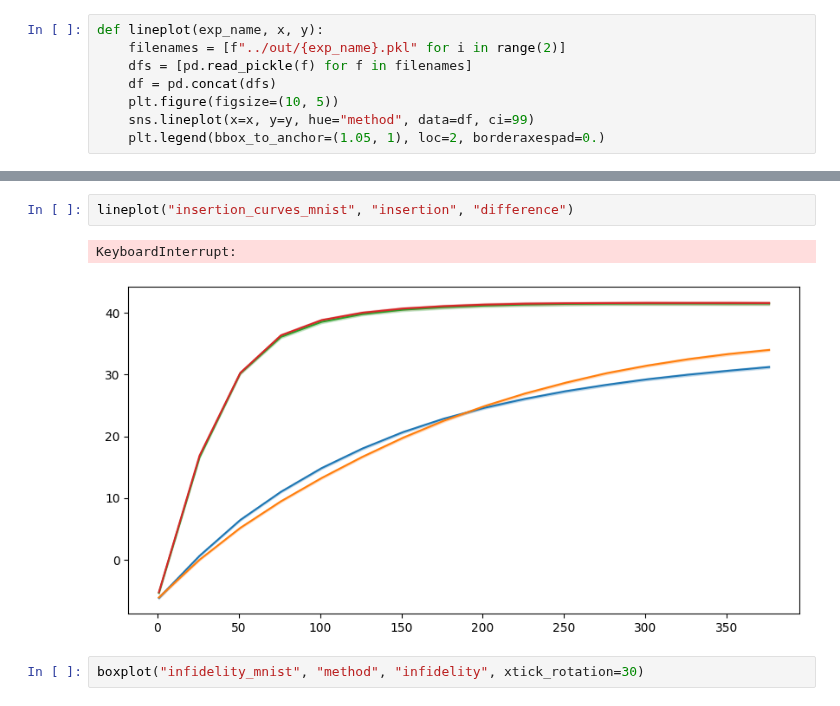
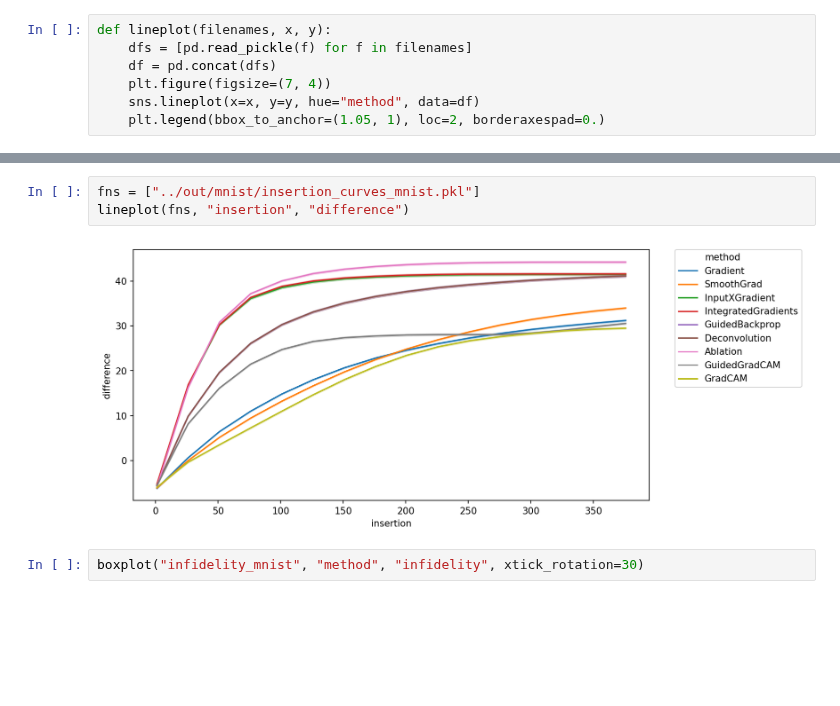
Before and after one commit to arnegevaert/benchmark, a Jupyter notebook: sandbox/plot_result.ipynb, the cells around one changed output, grey strips where cells are left out. Drawn from its saved outputs; the diff is of its cells as text; blank space fills up the shorter version.

```diff
--- a/sandbox/plot_result.ipynb
+++ b/sandbox/plot_result.ipynb
@@ -6,10 +8,9 @@ import matplotlib as mpl
 mpl.rcParams['figure.dpi'] = 150
 # %%
-def lineplot(exp_name, x, y):
-    filenames = [f"../out/{exp_name}.pkl" for i in range(2)]
+def lineplot(filenames, x, y):
     dfs = [pd.read_pickle(f) for f in filenames]
     df = pd.concat(dfs)
-    plt.figure(figsize=(10, 5))
-    sns.lineplot(x=x, y=y, hue="method", data=df, ci=99)
+    plt.figure(figsize=(7, 4))
+    sns.lineplot(x=x, y=y, hue="method", data=df)
     plt.legend(bbox_to_anchor=(1.05, 1), loc=2, borderaxespad=0.)
 # %%
@@ -28,8 +26,8 @@ lineplot("deletion_curves_mnist", "mask", "difference")
 # %%
-lineplot("insertion_curves_mnist", "insertion", "difference")
+fns = ["../out/mnist/insertion_curves_mnist.pkl"]
+lineplot(fns, "insertion", "difference")
 # %% [output]
-KeyboardInterrupt:
-[figure, old version]
+[figure, new version]
 # %%
 boxplot("infidelity_mnist", "method", "infidelity", xtick_rotation=30)
 # %%
```
Also changed, not shown: parts of 6 cells of this notebook, 1 other file.
